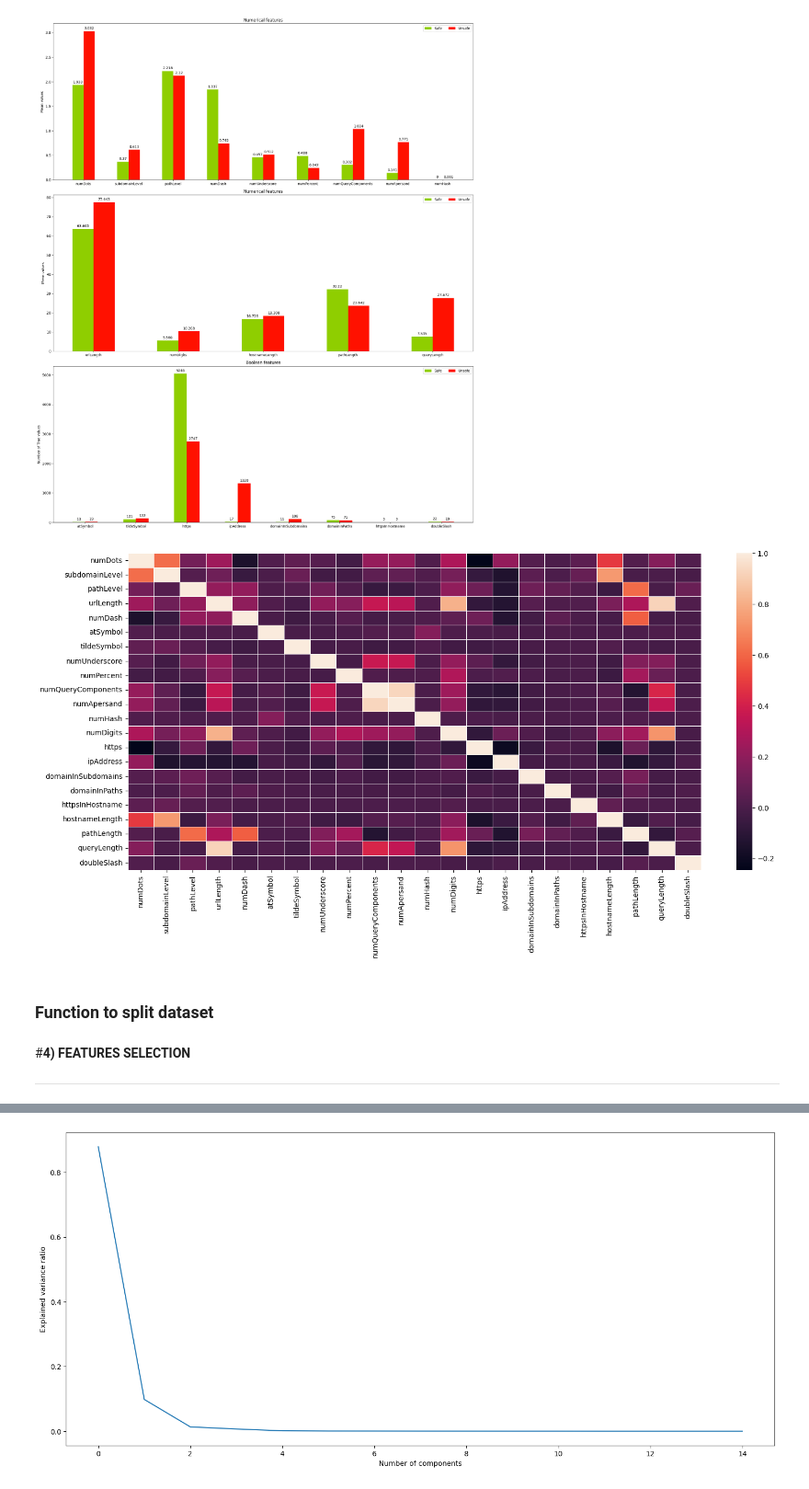
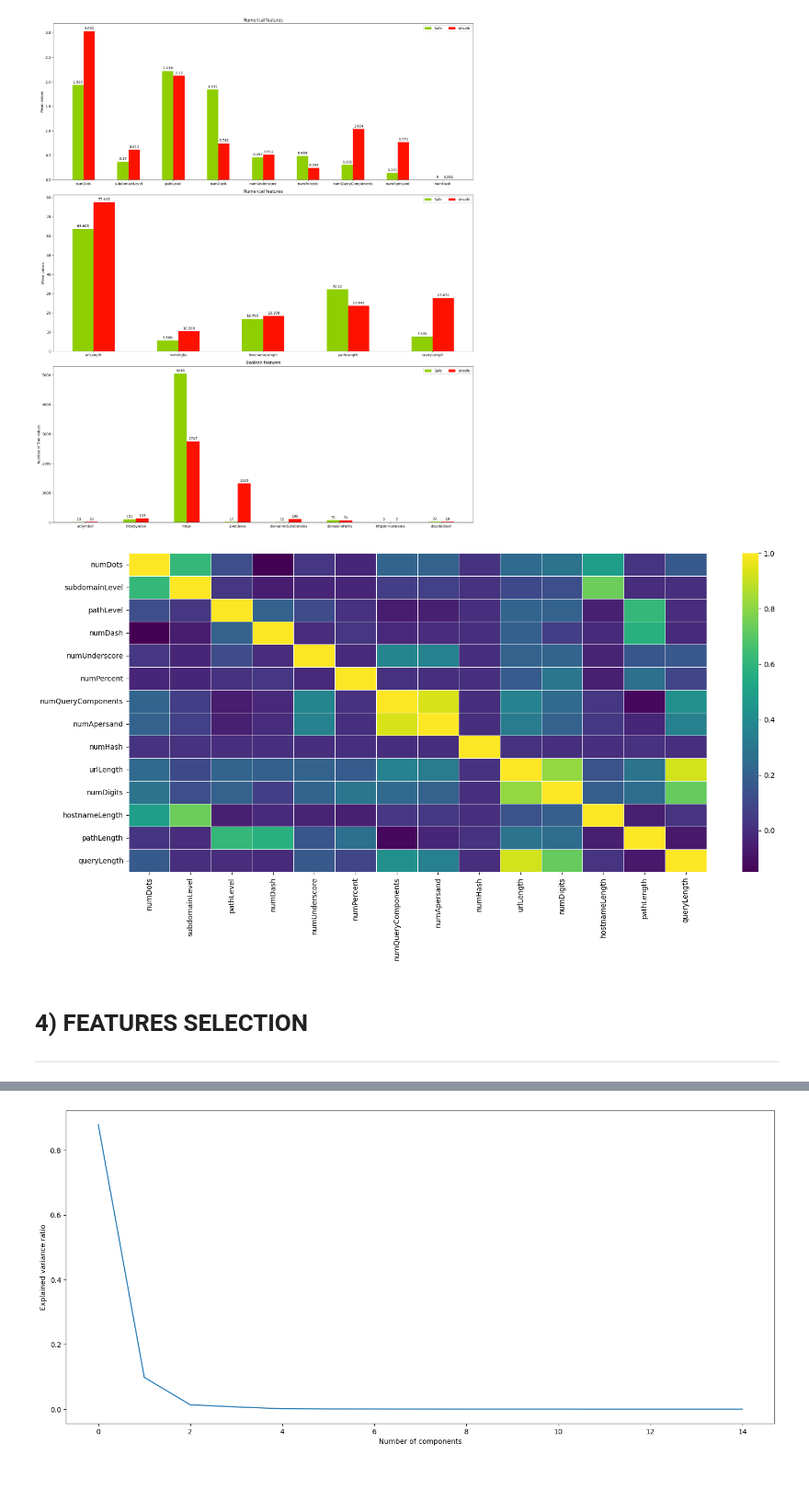
Before and after one commit to simonegramegna/Malicious_URL_detection, a Jupyter notebook: Malicious_URL_detection.ipynb, the cells around one changed output, grey strips where cells are left out. Shown at 92% size. Drawn from its saved outputs; the diff is of its cells as text; code cells hidden in the pictures.

```diff
--- a/Malicious_URL_detection.ipynb
+++ b/Malicious_URL_detection.ipynb
@@ -60,15 +55,10 @@ device = "cuda" if torch.cuda.is_available() else "cpu"
 # %%
-EXECUTION_ENVS = ['colab', 'jupyter']
-execution_env = input("Inserisci l'ambiente di esecuzione: ").lower()
-
-while execution_env not in EXECUTION_ENVS:
-  execution_env = input("Inserisci l'ambiente di esecuzione").lower()
-
-DATA_PATH = "https://cdn.albertovalerio.com/datasets/malicious_url/malicious_urls.csv"
-DATA_PATH_URL_SAMPLED = "https://cdn.albertovalerio.com/datasets/malicious_url/urls_sampled.csv"
-DATA_PATH_URL_FEATURES = "https://cdn.albertovalerio.com/datasets/malicious_url/urls_with_features.csv"
-
-if execution_env == "jupyter":
-  DATA_PATH ='datasets/malicious_urls.csv'
-  DATA_PATH_URL_SAMPLED = 'datasets/urls_sampled.csv'
-  DATA_PATH_URL_FEATURES = 'datasets/url_with_features.csv'
+IS_COLAB = 'google.colab' in sys.modules
+if IS_COLAB:
+    DATA_PATH = "https://cdn.albertovalerio.com/datasets/malicious_url/malicious_urls.csv"
+    DATA_PATH_URL_SAMPLED = "https://cdn.albertovalerio.com/datasets/malicious_url/urls_sampled.csv"
+    DATA_PATH_URL_FEATURES = "https://cdn.albertovalerio.com/datasets/malicious_url/urls_with_features.csv"
+else:
+    DATA_PATH ='datasets/malicious_urls.csv'
+    DATA_PATH_URL_SAMPLED = 'datasets/urls_sampled.csv'
+    DATA_PATH_URL_FEATURES = 'datasets/urls_with_features.csv'
@@ -583,10 +574,7 @@ plt.show()
 # %% [output]
 [figure]
 # %%
-plt.figure()
-sns.heatmap(data.corr(), linewidths=.5)
+sns.heatmap(data[labels_x1+labels_x2].corr(), linewidths=.5, fmt="g", cmap='viridis')
 plt.show()
 # %% [output]
-[figure, old version]
+[figure, new version]
-# %% [markdown]
-### Function to split dataset ###
@@ -628,5 +581,5 @@ def get_data_split(X, y, isScaled=False, isTensor=False, fSelection=[]):
 # %% [markdown]
-#**4) FEATURES SELECTION**
+# **4) FEATURES SELECTION**
 
 ---
 # %%
```
Also changed, not shown: parts of 121 cells of this notebook, 1 other file.
